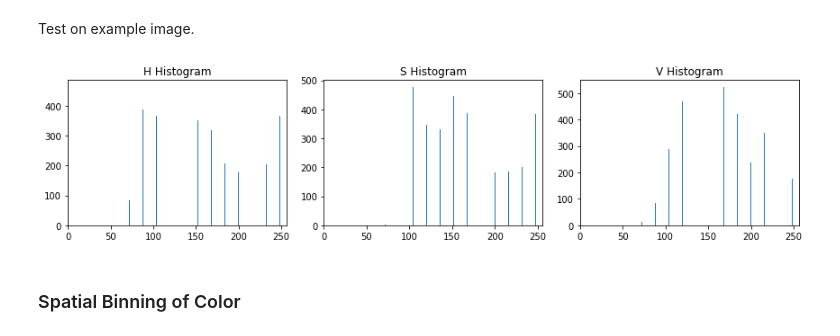
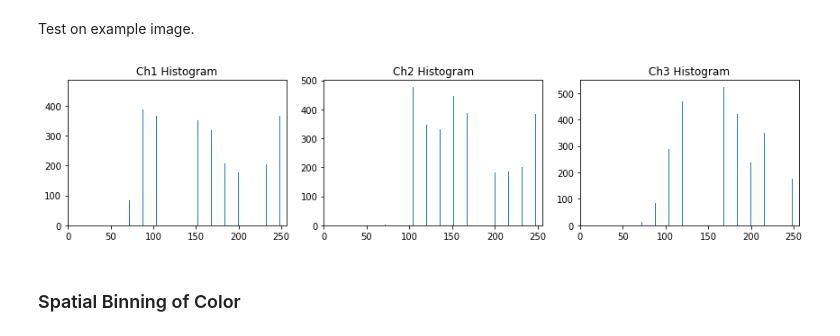
Before and after one commit to XQ-UT/CarND-Vehicle-Detection, a Jupyter notebook: p5.ipynb, the cells around one changed output. Drawn from its saved outputs; the diff is of its cells as text; code cells hidden in the pictures.

```diff
--- a/p5.ipynb
+++ b/p5.ipynb
@@ -61,7 +61,6 @@ Text(0.5,1,'sample non car image')
 ### Color Histogram
 # %%
 def color_hist(img, nbins = 32, bins_range = (0, 256), visualise = False):
-    hsv = cv2.cvtColor(img, cv2.COLOR_RGB2HSV)
     ch1_hist = np.histogram(img[:,:,0], nbins, bins_range)
     ch2_hist = np.histogram(img[:,:,1], nbins, bins_range)
     ch3_hist = np.histogram(img[:,:,2], nbins, bins_range)
@@ -76,24 +75,24 @@ def color_hist(img, nbins = 32, bins_range = (0, 256), visualise = False):
 # %% [markdown]
 Test on example image.
 # %%
-rh, gh, bh, bincen, hist_features = color_hist(example_vehicle_img, visualise = True)
+ch1, ch2, ch3, bincen, hist_features = color_hist(example_vehicle_img, visualise = True)
 
 fig = plt.figure(figsize=(12,3))
 plt.subplot(131)
-plt.bar(bincen, rh[0])
+plt.bar(bincen, ch1[0])
 plt.xlim(0, 256)
-plt.title('H Histogram')
+plt.title('Ch1 Histogram')
 plt.subplot(132)
-plt.bar(bincen, gh[0])
+plt.bar(bincen, ch2[0])
 plt.xlim(0, 256)
-plt.title('S Histogram')
+plt.title('Ch2 Histogram')
 plt.subplot(133)
-plt.bar(bincen, bh[0])
+plt.bar(bincen, ch3[0])
 plt.xlim(0, 256)
-plt.title('V Histogram')
+plt.title('Ch3 Histogram')
 fig.tight_layout()
 # %% [output]
-[figure, old version]
+[figure, new version]
 # %% [markdown]
 ### Spatial Binning of Color
 # %%
```
Also changed, not shown: parts of 10 cells of this notebook, 3 other files.
